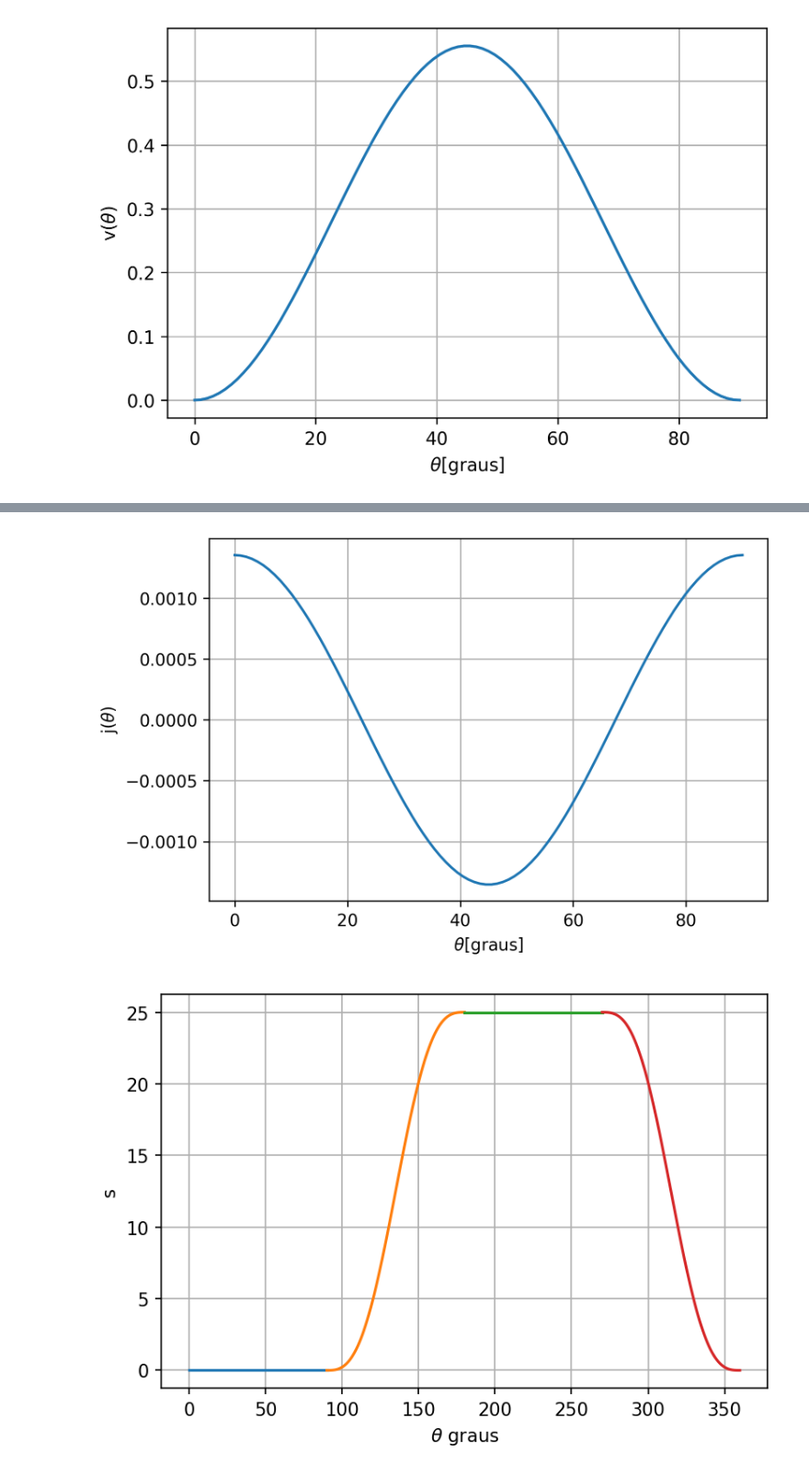
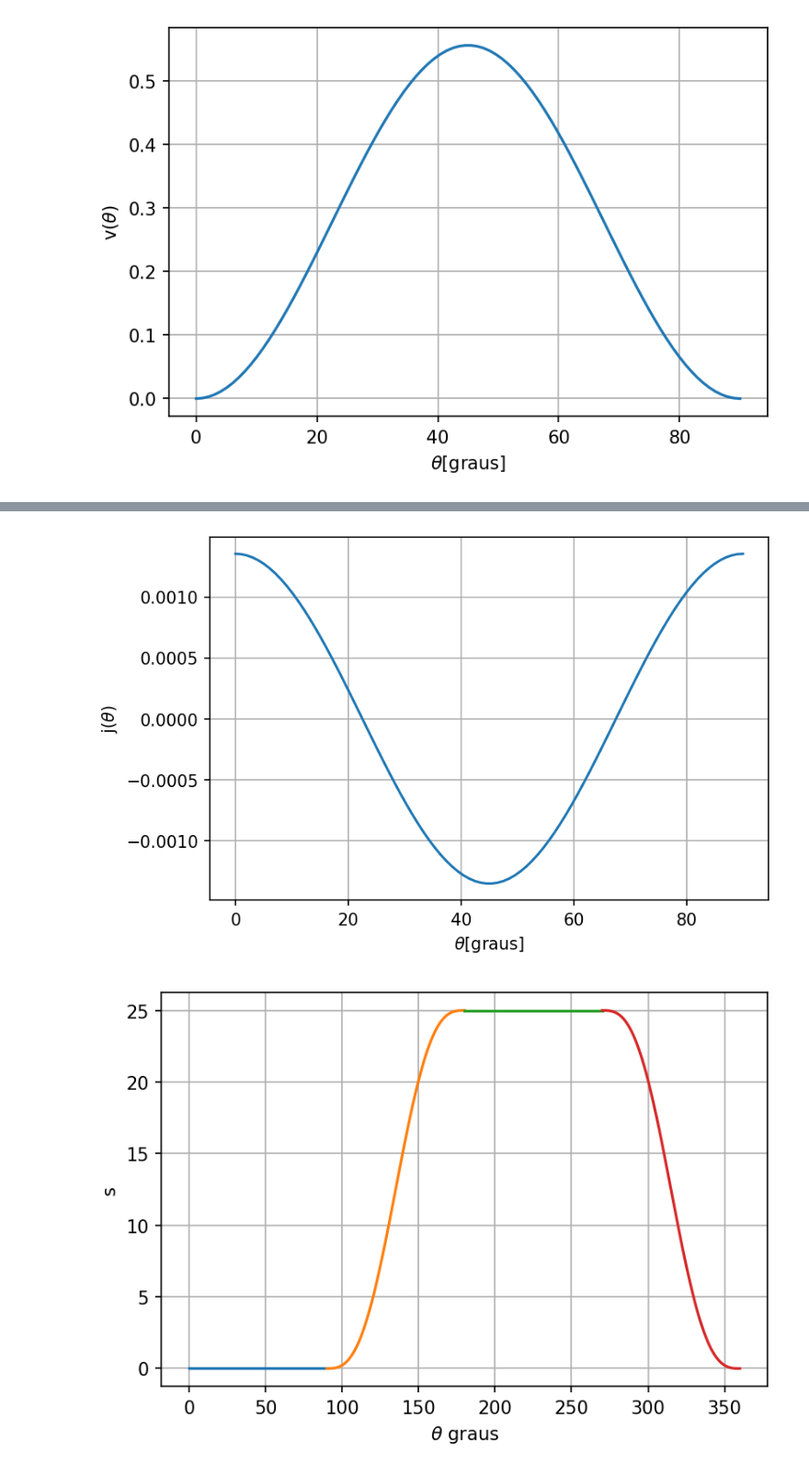
Before and after one commit to Pi-vi/Mecanismos, a Jupyter notebook: Mecs8.ipynb, the cells around one changed output, grey strips where cells are left out. Shown: that part at 92% size. Saved outputs shown, nothing was run; the diff lists cells and outputs as text; code cells hidden in the pictures.

```diff
--- a/Mecs8.ipynb
+++ b/Mecs8.ipynb
@@ -408,13 +408,13 @@ plt.grid(True)
 # %%
 lam_j = lambdify(theta,j.subs(dic1),modules = ['numpy'])
 j_vals = lam_j(theta_vals)
-plt.figure(dpi=300)
+plt.figure(dpi=150)
 plt.plot(theta_vals,j_vals)
 plt.xlabel(r'$\theta$[graus]')
 plt.ylabel(r'j($\theta$)')
 plt.grid(True)
 # %% [output]
-[figure, old version]
+[figure, new version]
 # %%
 plt.figure(dpi=150)
 plt.plot(th1,espera1)
```
Also changed, not shown: parts of 8 cells of this notebook, 8 other files.
